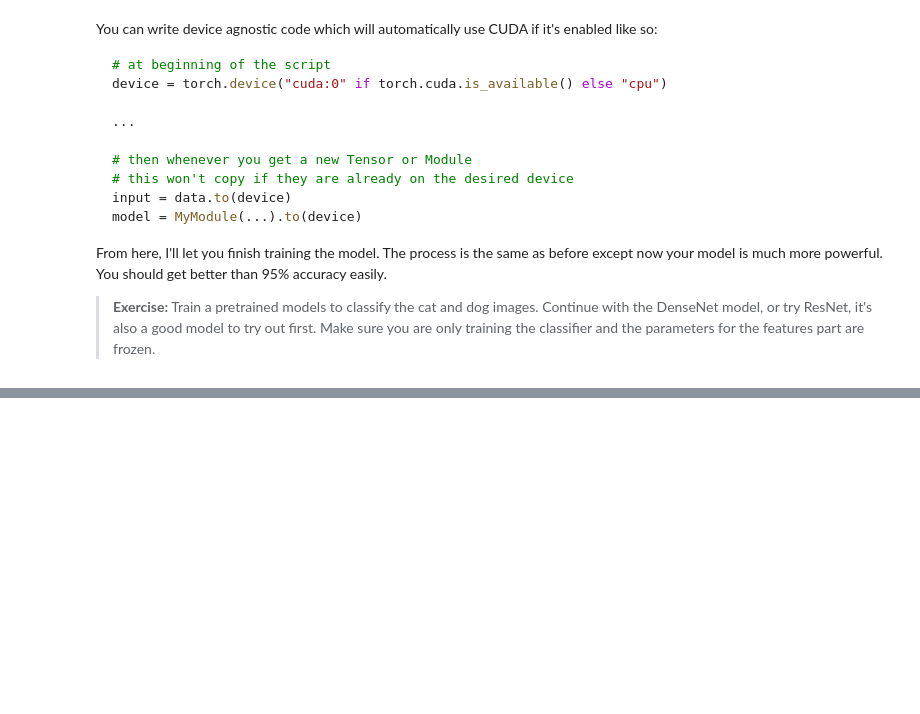
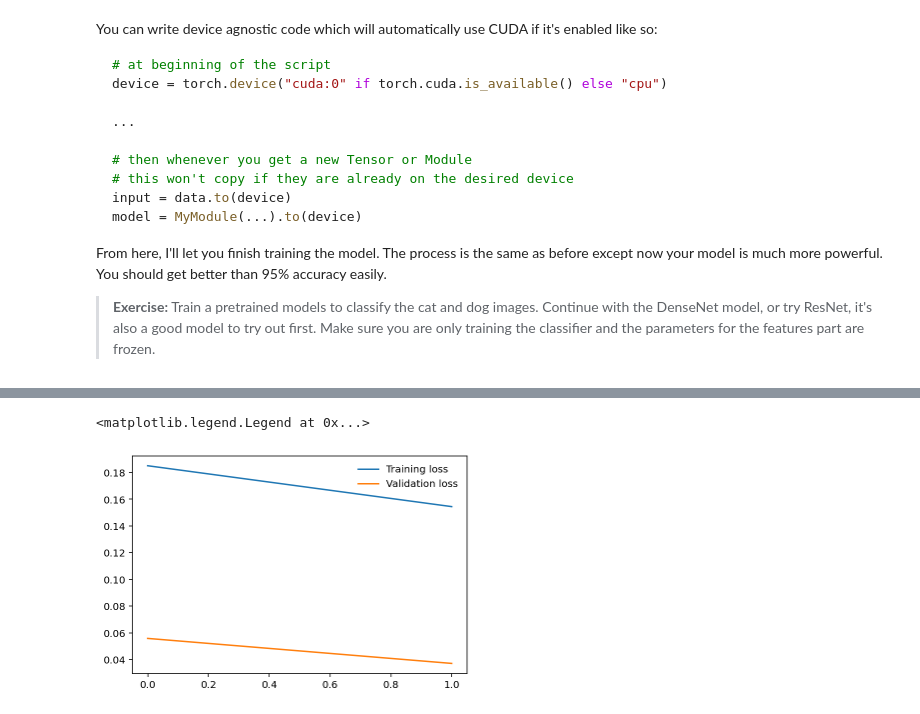
Before and after one commit to willclarktech/deep-learning-v2-pytorch, a Jupyter notebook: intro-to-pytorch/Part 8 - Transfer Learning (Exercises).ipynb, the cells around one changed output, grey strips where cells are left out. Drawn from its saved outputs; the diff is of its cells as text; code cells hidden in the pictures; blank space fills up the shorter version.

```diff
--- a/intro-to-pytorch/Part 8 - Transfer Learning (Exercises).ipynb
+++ b/intro-to-pytorch/Part 8 - Transfer Learning (Exercises).ipynb
@@ -144,0 +148,24 @@ From here, I'll let you finish training the model. The process is the same as be
+# %%
+model = models.densenet121(pretrained=True)
+for param in model.parameters():
+  param.requires_grad = False
+
+classifier = nn.Sequential(
+    nn.Linear(1024, 128),
+    nn.ReLU(),
+    nn.Linear(128, 2),
+    nn.LogSoftmax(dim=1),
+)
+model.classifier = classifier
+
+criterion = nn.NLLLoss()
+learning_rate = 0.001
+optimizer = optim.Adam(model.classifier.parameters(), lr=learning_rate)
+
+device = 'cuda'
+model.to(device)
+
+train_losses = []
+test_losses = []
+
+num_epochs = 2
@@ -144,0 +227,12 @@ From here, I'll let you finish training the model. The process is the same as be
+# %%
+%matplotlib inline
+%config InlineBackend.figure_format = 'retina'
+
+import matplotlib.pyplot as plt
+
+plt.plot(train_losses, label='Training loss')
+plt.plot(test_losses, label='Validation loss')
+plt.legend(frameon=False)
+# %% [output]
+<matplotlib.legend.Legend at 0x...>
+[figure, added]
```
Also changed, not shown: parts of 6 cells of this notebook.
